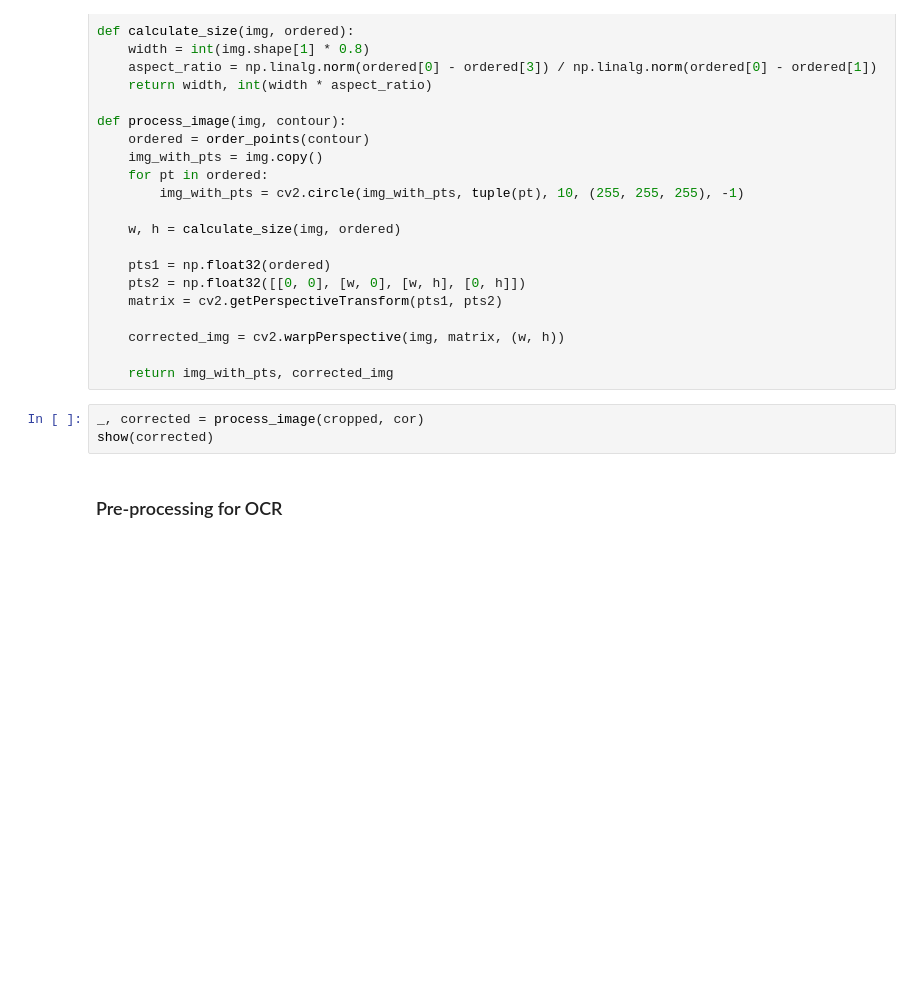
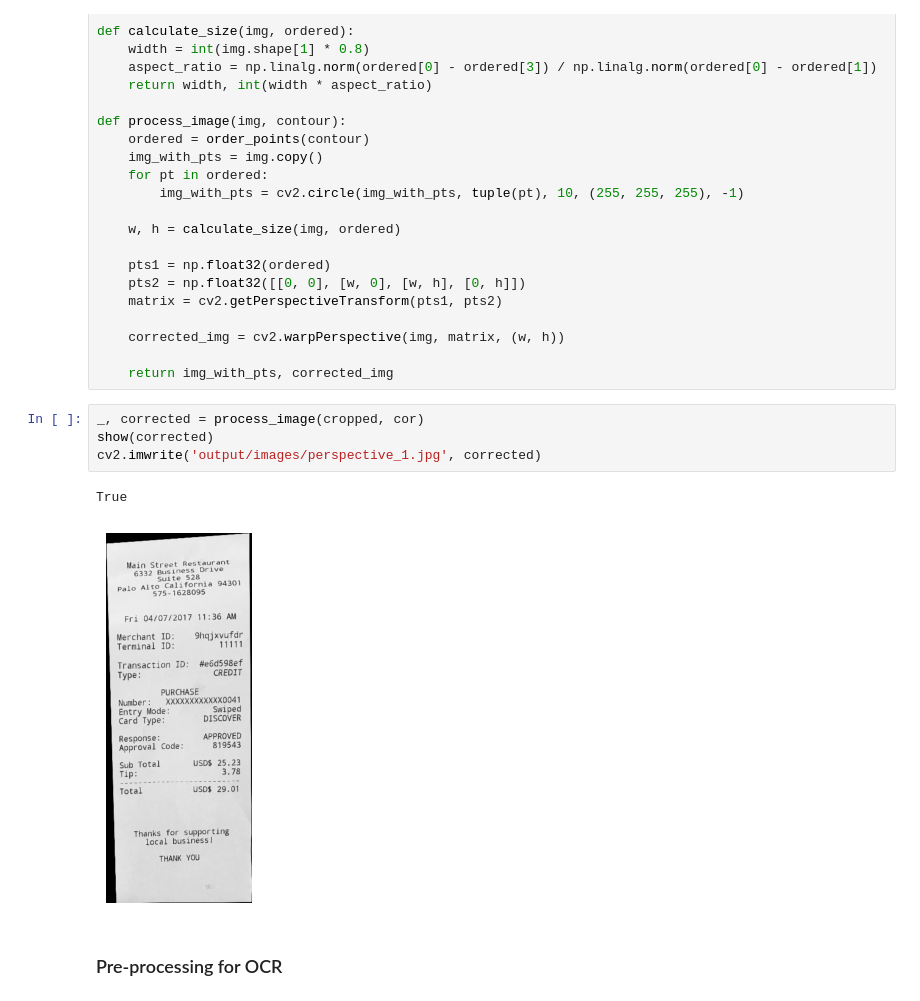
Before and after one commit to balaji-ramk/receipt-ocr, a Jupyter notebook: actual.ipynb, the cells around one changed output. Drawn from its saved outputs; the diff is of its cells as text; blank space fills up the shorter version.

```diff
--- a/actual.ipynb
+++ b/actual.ipynb
@@ -124,6 +137,10 @@ def process_image(img, contour):
 # %%
 _, corrected = process_image(cropped, cor)
 show(corrected)
+cv2.imwrite('output/images/perspective_1.jpg', corrected)
+# %% [output]
+True
+[figure, added]
 # %% [markdown]
 ### Pre-processing for OCR
 # %%
```
Also changed, not shown: parts of 17 cells of this notebook, 31 other files.
